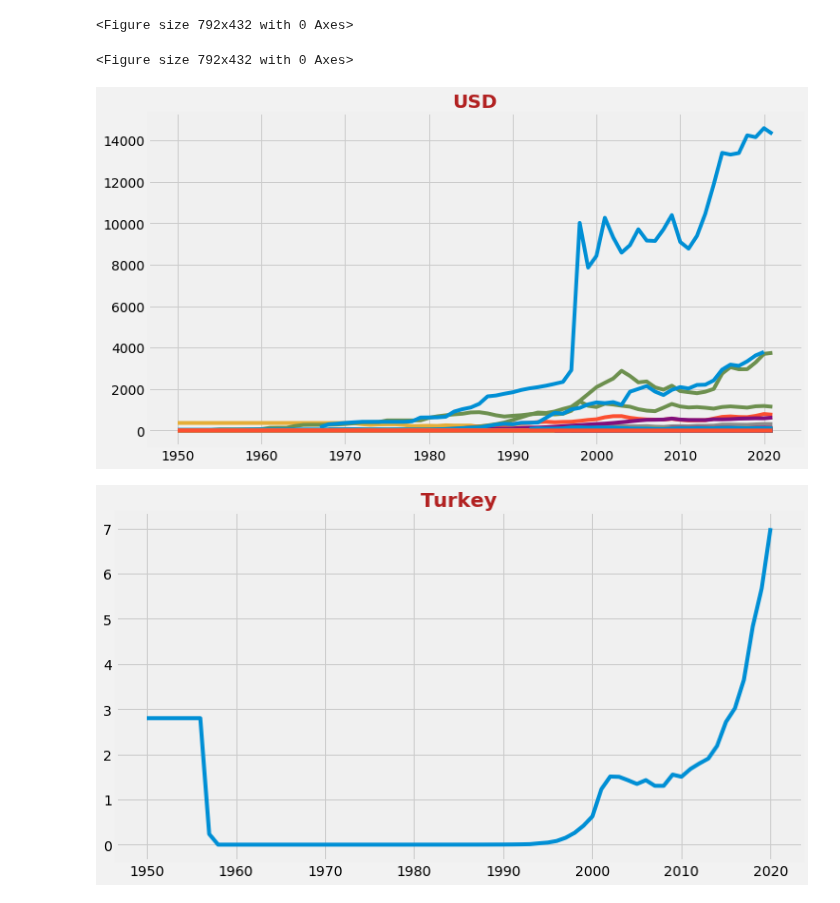
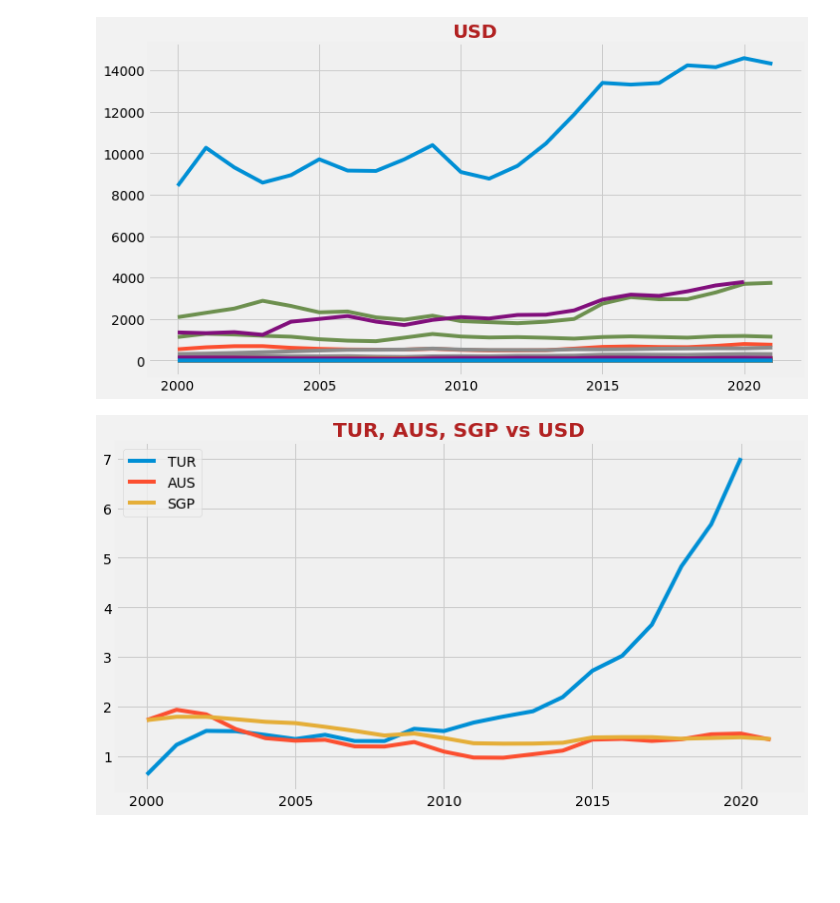
Before and after one commit to attila5287/scrap_and_dataviz, a Jupyter notebook: currency.ipynb, the cells around one changed output. Saved outputs shown, nothing was run; the diff lists cells and outputs as text; code cells hidden in the pictures; blank space fills up the shorter version.

Commit message:
multi plot

```diff
--- a/currency.ipynb
+++ b/currency.ipynb
@@ -3,8 +4,8 @@ import matplotlib.pyplot as plt
 import pandas as pd
 import seaborn as sns
 # %%
-# url = 'https://gist.githubusercontent.com/attila5287/3e9ca129a6b29b0d91c4fc786434f1cb/raw/b84a2d1b65ee3d01f94f4a2fc0d6fcbb9fe00e91/currency.csv'
-url = 'https://gist.githubusercontent.com/attila5287/d61f5d3ecab4a9170dc5e78c81dec14d/raw/6956d45832acb3518c2747fd73bd044bd50eb475/usd.csv'
+url = 'https://gist.githubusercontent.com/attila5287/3e9ca129a6b29b0d91c4fc786434f1cb/raw/b84a2d1b65ee3d01f94f4a2fc0d6fcbb9fe00e91/currency.csv'
+# url = 'https://gist.githubusercontent.com/attila5287/d61f5d3ecab4a9170dc5e78c81dec14d/raw/6956d45832acb3518c2747fd73bd044bd50eb475/usd.csv'
 # %%
 df = pd.read_csv(url)
 df.columns
@@ -59,8 +51,3 @@ df.groupby(['LOCATION']).min()
-# %%
-plt.style.use('fivethirtyeight')
-# %% [output]
-<Figure size 792x432 with 0 Axes>
-<Figure size 792x432 with 0 Axes>
 # %%
 plt.figure(figsize=(11, 6), facecolor='0.95', )
 plt.title('USD', fontsize=20, color='firebrick', weight='semibold')
@@ -72,17 +59,18 @@ for country in list(df['LOCATION'].unique()):
     plt.plot(x,y)
 plt.show()
 # %% [output]
-[figure, old version]
+[figure, new version]
 # %%
 plt.figure(figsize=(11, 6), facecolor='0.95', )
-plt.title('Turkey', fontsize=20, color='firebrick', weight='semibold')
+selected = ['TUR', 'AUS', 'SGP']
+plt.title(', '.join(selected)+' vs USD', fontsize=20, color='firebrick', weight='semibold')
 
-for country in ['TUR']:
+for country in selected:
     pass
     x = df.loc[df['LOCATION']==country]['TIME']
     y = df.loc[df['LOCATION']==country]['Value']
-
     plt.plot(x,y)
+plt.legend(selected)
 plt.show()
 # %% [output]
-[figure, old version]
+[figure, new version]
```
Also changed, not shown: parts of 5 cells of this notebook.
